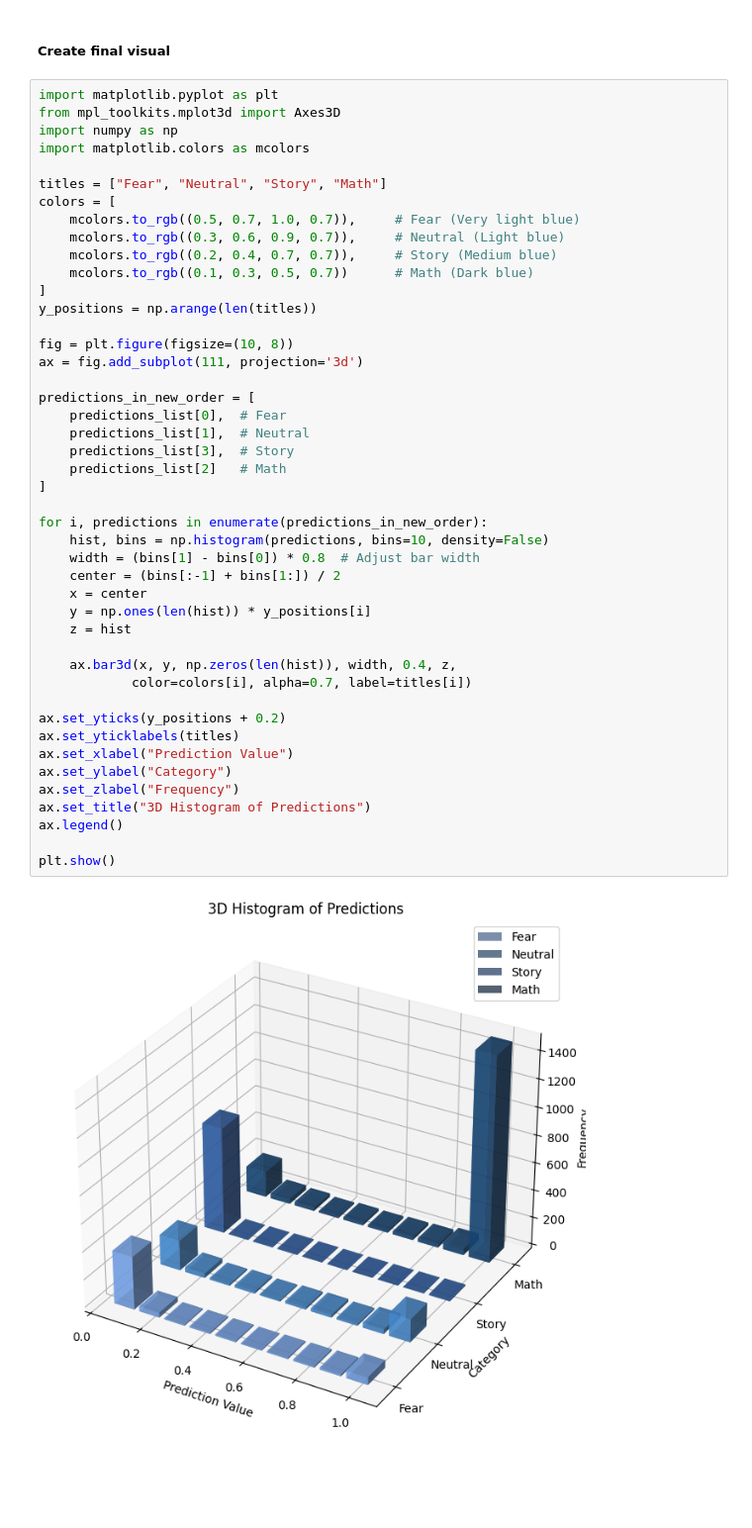
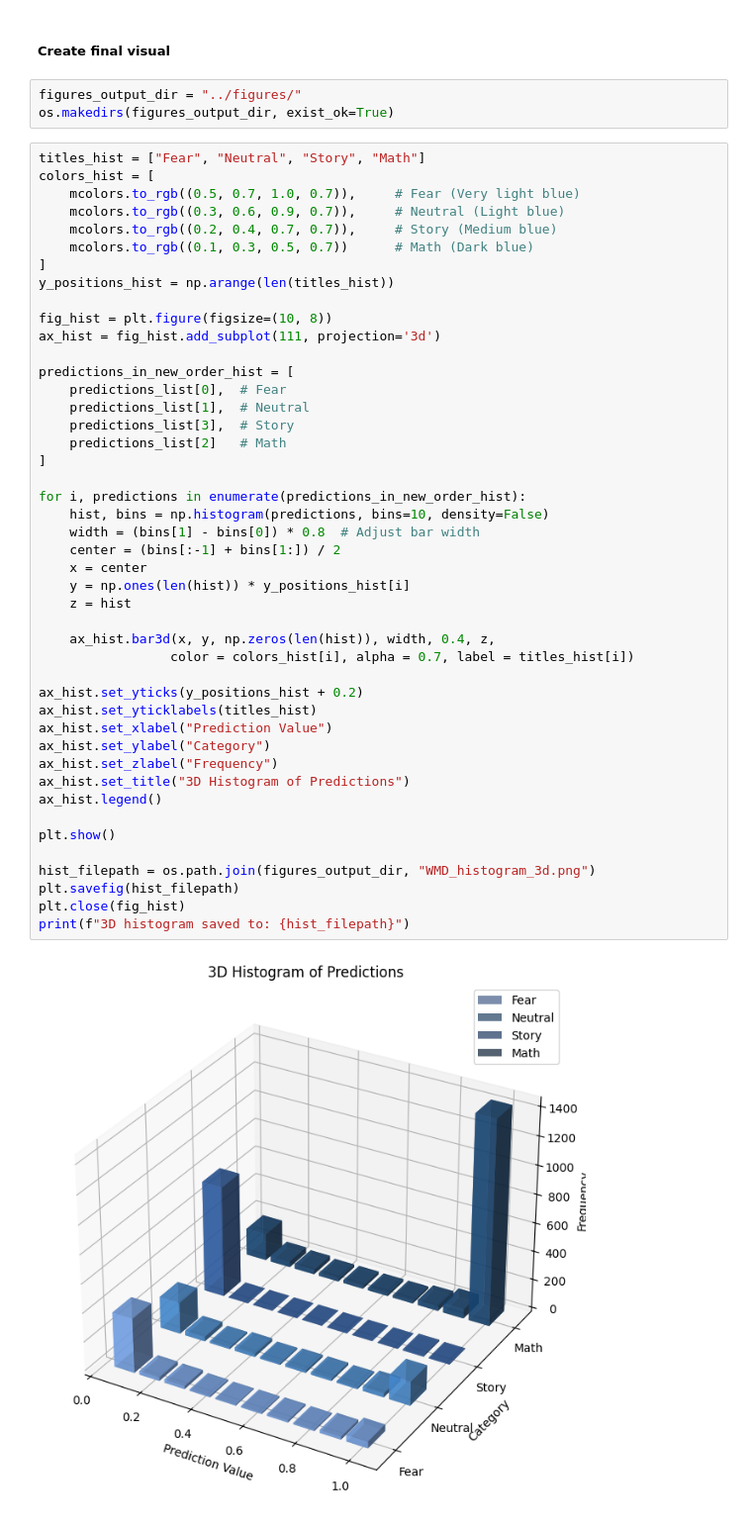
Before and after one commit to saamehsanaaee/WMAD-Montbretia_Cabinet-ISP, a Jupyter notebook: notebooks/WMD_preliminary_model.ipynb, the cells around one changed output. Shown: that part at 99% size. Saved outputs shown, nothing was run; the diff lists cells and outputs as text; blank space fills up the shorter version.

Commit message:
Progress with WMAD code and finalized WMD code and visuals

```diff
--- a/notebooks/WMD_preliminary_model.ipynb
+++ b/notebooks/WMD_preliminary_model.ipynb
@@ -1022,49 +1033,52 @@ plt.show()
 # %% [markdown]
 ##### Create final visual
+# %%
+figures_output_dir = "../figures/"
+os.makedirs(figures_output_dir, exist_ok=True)
 # %%
-import matplotlib.pyplot as plt
-from mpl_toolkits.mplot3d import Axes3D
-import numpy as np
-import matplotlib.colors as mcolors
-
-titles = ["Fear", "Neutral", "Story", "Math"]
-colors = [
+titles_hist = ["Fear", "Neutral", "Story", "Math"]
+colors_hist = [
     mcolors.to_rgb((0.5, 0.7, 1.0, 0.7)),     # Fear (Very light blue)
     mcolors.to_rgb((0.3, 0.6, 0.9, 0.7)),     # Neutral (Light blue)
     mcolors.to_rgb((0.2, 0.4, 0.7, 0.7)),     # Story (Medium blue)
     mcolors.to_rgb((0.1, 0.3, 0.5, 0.7))      # Math (Dark blue)
 ]
-y_positions = np.arange(len(titles))
+y_positions_hist = np.arange(len(titles_hist))
 
-fig = plt.figure(figsize=(10, 8))
-ax = fig.add_subplot(111, projection='3d')
+fig_hist = plt.figure(figsize=(10, 8))
+ax_hist = fig_hist.add_subplot(111, projection='3d')
 
-predictions_in_new_order = [
+predictions_in_new_order_hist = [
     predictions_list[0],  # Fear
     predictions_list[1],  # Neutral
     predictions_list[3],  # Story
     predictions_list[2]   # Math
 ]
 
-for i, predictions in enumerate(predictions_in_new_order):
+for i, predictions in enumerate(predictions_in_new_order_hist):
     hist, bins = np.histogram(predictions, bins=10, density=False)
     width = (bins[1] - bins[0]) * 0.8  # Adjust bar width
     center = (bins[:-1] + bins[1:]) / 2
     x = center
-    y = np.ones(len(hist)) * y_positions[i]
+    y = np.ones(len(hist)) * y_positions_hist[i]
     z = hist
 
-    ax.bar3d(x, y, np.zeros(len(hist)), width, 0.4, z,
-            color=colors[i], alpha=0.7, label=titles[i])
+    ax_hist.bar3d(x, y, np.zeros(len(hist)), width, 0.4, z,
+                 color = colors_hist[i], alpha = 0.7, label = titles_hist[i])
 
-ax.set_yticks(y_positions + 0.2)
-ax.set_yticklabels(titles)
-ax.set_xlabel("Prediction Value")
-ax.set_ylabel("Category")
-ax.set_zlabel("Frequency")
-ax.set_title("3D Histogram of Predictions")
-ax.legend()
+ax_hist.set_yticks(y_positions_hist + 0.2)
+ax_hist.set_yticklabels(titles_hist)
+ax_hist.set_xlabel("Prediction Value")
+ax_hist.set_ylabel("Category")
+ax_hist.set_zlabel("Frequency")
+ax_hist.set_title("3D Histogram of Predictions")
+ax_hist.legend()
 
 plt.show()
+
+hist_filepath = os.path.join(figures_output_dir, "WMD_histogram_3d.png")
+plt.savefig(hist_filepath)
+plt.close(fig_hist)
+print(f"3D histogram saved to: {hist_filepath}")
 # %% [output]
-[figure, old version]
+[figure, new version]
```
Also changed, not shown: parts of 17 cells of this notebook, 3 other files.
